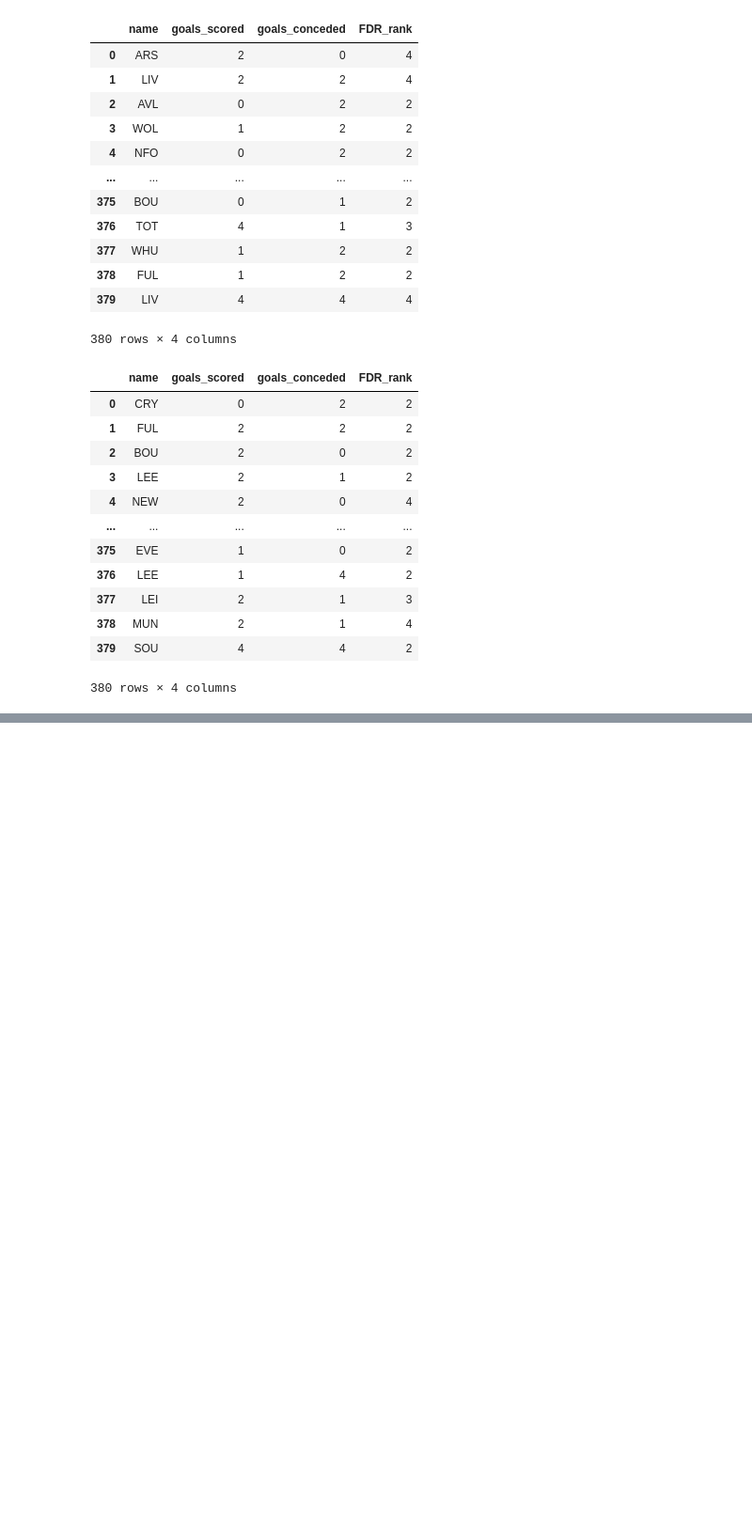
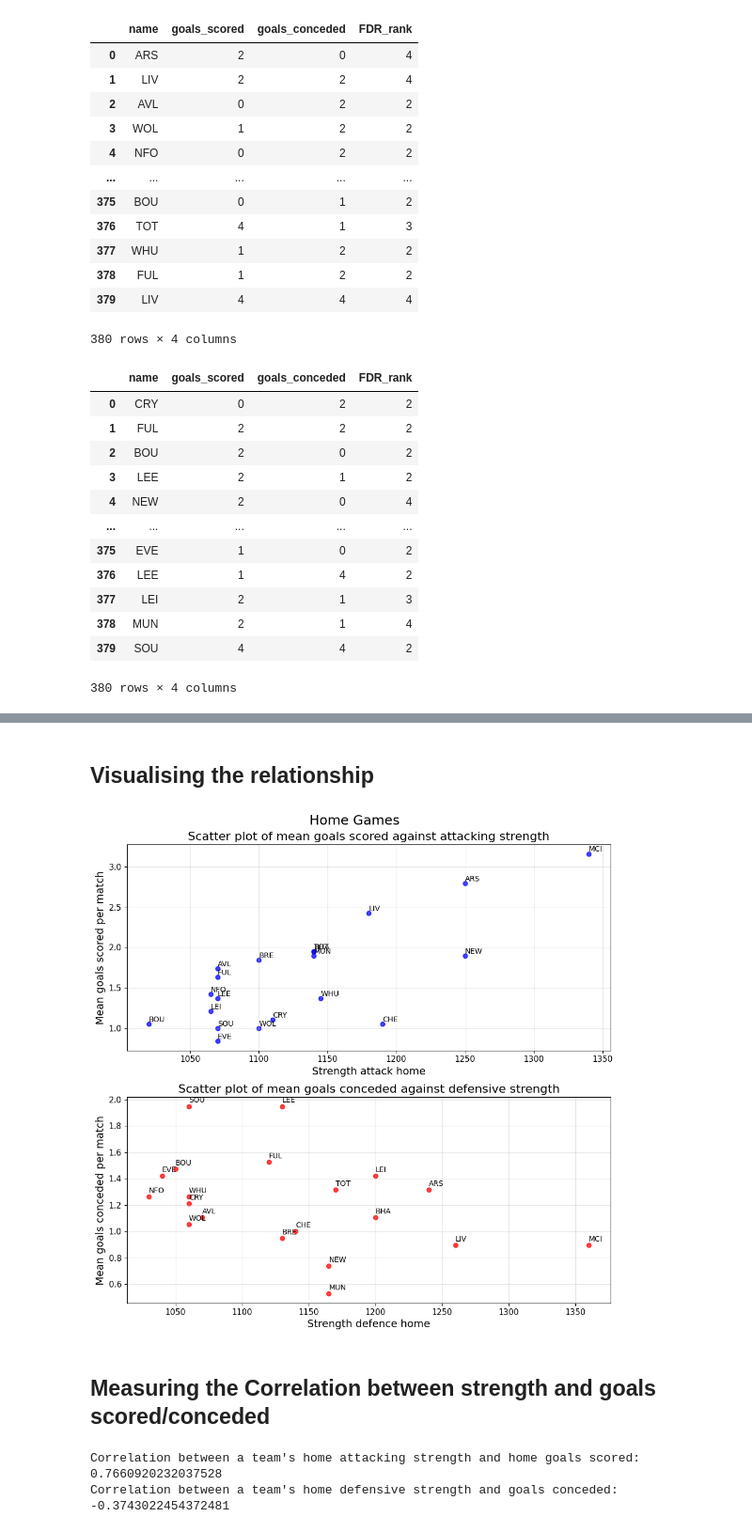
Before and after one commit to cooke99/PL-Analysis, a Jupyter notebook: Team strength analysis.ipynb, the cells around one changed output, grey strips where cells are left out. Shown: that part at 94% size. Saved outputs shown, nothing was run; the diff lists cells and outputs as text; code cells hidden in the pictures; blank space fills up the shorter version.

```diff
--- a/Team strength analysis.ipynb
+++ b/Team strength analysis.ipynb
@@ -198,0 +319,3 @@ plt.show()
+# %%
+home_data = home_data.merge(teams.loc[:,['short_name','strength_attack_home','strength_defence_home']], how = 'inner', left_on = 'name', right_on = 'short_name')
+home_data
@@ -198,0 +340,50 @@ plt.show()
+# %% [markdown]
+## Visualising the relationship
+# %%
+title_font = 18
+axis_title_font = 16
+legend_font = 14
+axis_label_font = 14
+axis_tick_font = 11
+
+fig, ax = plt.subplots(nrows=2,ncols=1,figsize=(10,10))
+
+ax[0].scatter(home_data.strength_attack_home, home_data.goals_scored, alpha = 0.75, color='b')
+_ = ax[0].set_xticklabels(ax[0].get_xticklabels(), fontsize = axis_tick_font)
+#ax[0].set_yticks(range(home_data.goals_scored.max()+1))
+_ = ax[0].set_yticklabels(ax[0].get_yticklabels(), fontsize = axis_tick_font)
+ax[0].set_ylabel('Mean goals scored per match', fontsize = axis_label_font)
+ax[0].set_xlabel('Strength attack home', fontsize = axis_label_font)
+ax[0].grid(alpha = 0.3)
+ax[0].set_title('''Scatter plot of mean goals scored against attacking strength''', fontsize = axis_title_font)
+for i, txt in enumerate(home_data.short_name):
+    ax[0].annotate(txt, (home_data.strength_attack_home[i], home_data.goals_scored[i]), (home_data.strength_attack_home[i]+0.03, home_data.goals_scored[i]+0.03))
+
+ax[1].scatter(home_data.strength_defence_home, home_data.goals_conceded, alpha = 0.75, color='r')
+_ = ax[1].set_xticklabels(ax[1].get_xticklabels(), fontsize = axis_tick_font)
+#ax[0].set_yticks(range(home_data.goals_scored.max()+1))
+_ = ax[1].set_yticklabels(ax[1].get_yticklabels(), fontsize = axis_tick_font)
+ax[1].set_ylabel('Mean goals conceded per match', fontsize = axis_label_font)
+ax[1].set_xlabel('Strength defence home', fontsize = axis_label_font)
+ax[1].grid(alpha = 0.3)
+ax[1].set_title('''Scatter plot of mean goals conceded against defensive strength''', fontsize = axis_title_font)
+for i, txt in enumerate(home_data.short_name):
+    ax[1].annotate(txt, (home_data.strength_defence_home[i], home_data.goals_conceded[i]), (home_data.strength_defence_home[i]+0.03, home_data.goals_conceded[i]+0.03))
+
+fig.suptitle('Home Games',fontsize=title_font)
+fig.tight_layout(pad=1.0)
+plt.savefig('./plots/home_attack_defence_scatter.png', bbox_inches = 'tight')
+plt.show()
+# %% [output]
+[figure, added]
+# %% [markdown]
+## Measuring the Correlation between strength and goals scored/conceded
+# %%
+result = pearsonr(home_data.strength_attack_home, home_data.goals_scored)
+print(f'''Correlation between a team's home attacking strength and home goals scored: {result.statistic}''')
+
+result = pearsonr(home_data.strength_defence_home, home_data.goals_conceded)
+print(f'''Correlation between a team's home defensive strength and goals conceded: {result.statistic}''')
+# %% [output]
+Correlation between a team's home attacking strength and home goals scored: 0.7660920232037528
+Correlation between a team's home defensive strength and goals conceded: -0.3743022454372481
```
Also changed, not shown: parts of 31 cells of this notebook, 5 other files.
